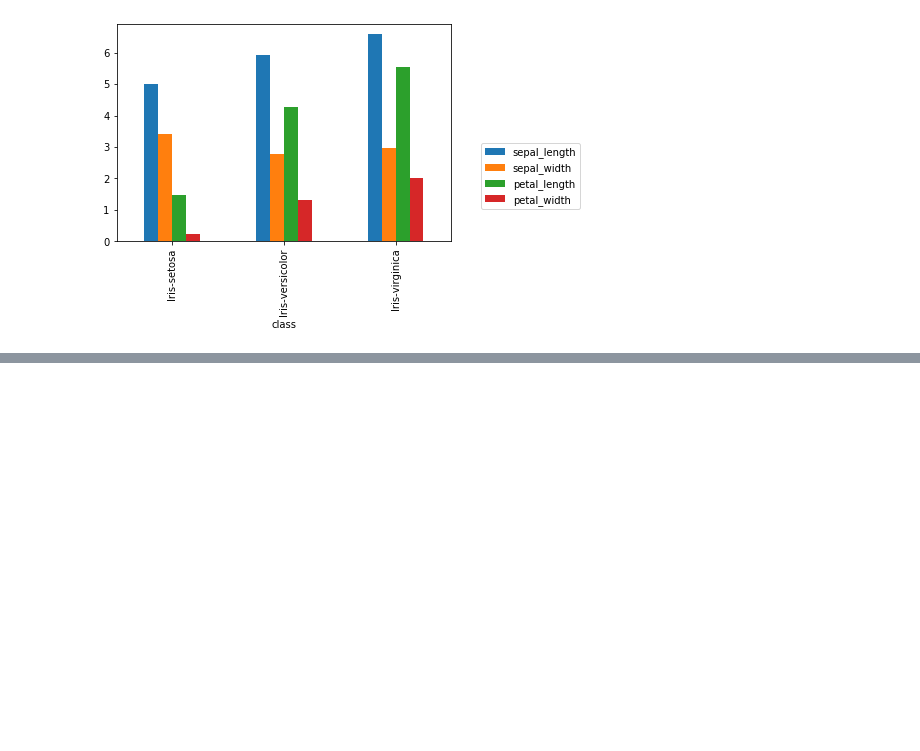
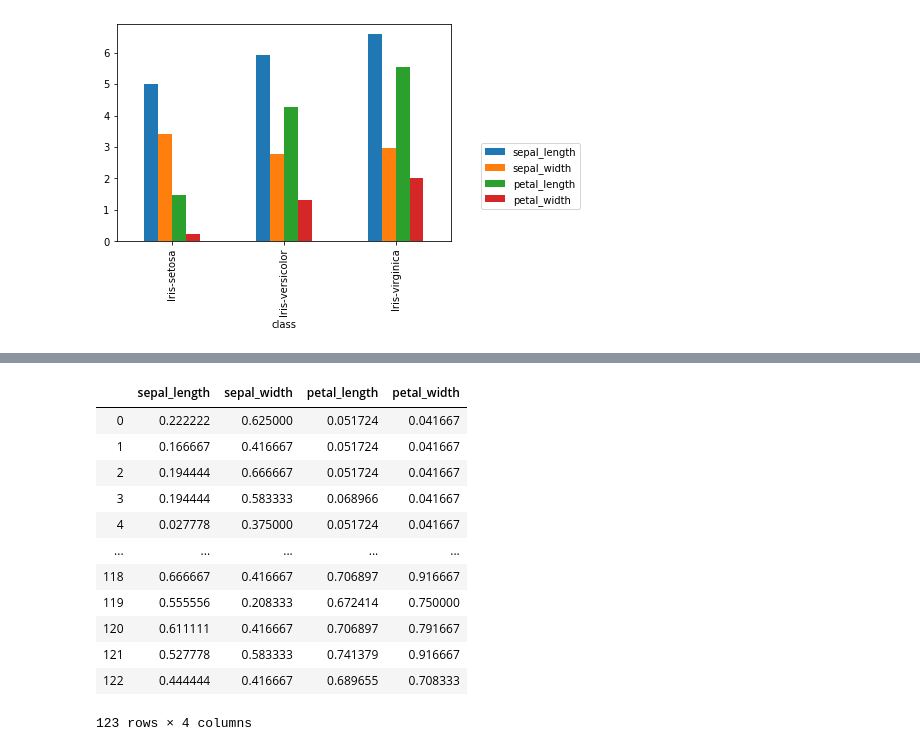
Before and after one commit to Lee7goal/XGBoostStudy, a Jupyter notebook: 0226KNN算法学习.ipynb, the cells around one changed output, grey strips where cells are left out. Saved outputs shown, nothing was run; the diff lists cells and outputs as text; code cells hidden in the pictures; blank space fills up the shorter version.

```diff
--- a/0226KNN算法学习.ipynb
+++ b/0226KNN算法学习.ipynb
@@ -134,0 +217,18 @@ test_data_origin
+# %%
+# 样本距离
+train_norm= (train_fea - train_fea.min())/(train_fea.max() - train_fea.min())
+train_norm
+# %% [output]
+|  | sepal_length | sepal_width | petal_length | petal_width |
+| 0 | 0.222222 | 0.625000 | 0.051724 | 0.041667 |
+| 1 | 0.166667 | 0.416667 | 0.051724 | 0.041667 |
+| 2 | 0.194444 | 0.666667 | 0.051724 | 0.041667 |
+| 3 | 0.194444 | 0.583333 | 0.068966 | 0.041667 |
+| 4 | 0.027778 | 0.375000 | 0.051724 | 0.041667 |
+| ... | ... | ... | ... | ... |
+| 118 | 0.666667 | 0.416667 | 0.706897 | 0.916667 |
+| 119 | 0.555556 | 0.208333 | 0.672414 | 0.750000 |
+| 120 | 0.611111 | 0.416667 | 0.706897 | 0.791667 |
+| 121 | 0.527778 | 0.583333 | 0.741379 | 0.916667 |
+| 122 | 0.444444 | 0.416667 | 0.689655 | 0.708333 |
+123 rows × 4 columns
```
Also changed, not shown: parts of 12 cells of this notebook.
